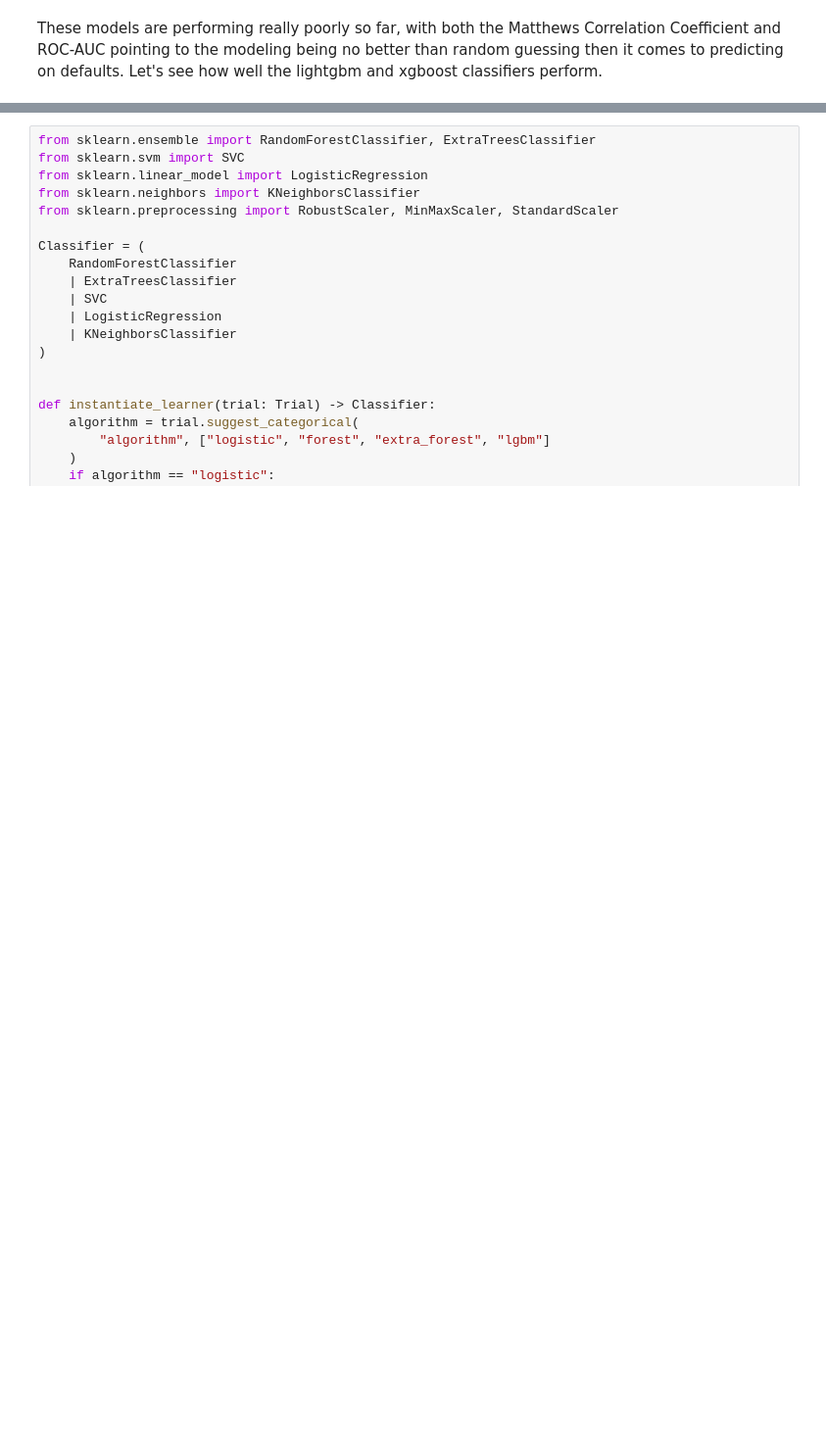
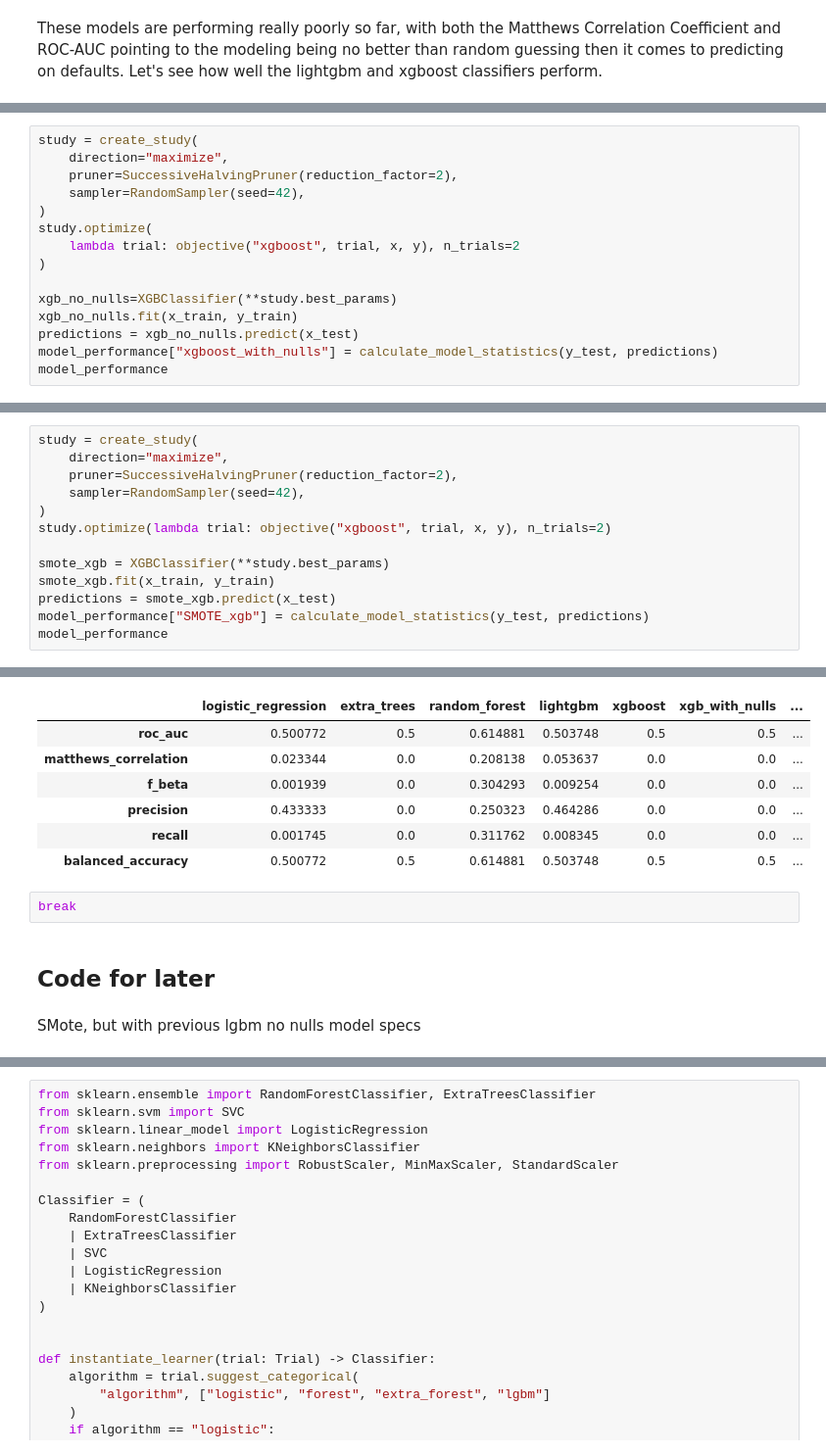
Before and after one commit to lrobin42/Home_Credit_Default_Prediction, a Jupyter notebook: modeling_2.ipynb, the cells around one changed output, grey strips where cells are left out. Shown: that part at 98% size. Cells and saved outputs as stored; diff of their text form; blank space fills up the shorter version.

```diff
--- a/modeling_2.ipynb
+++ b/modeling_2.ipynb
@@ -995,0 +1155,15 @@ model_performance
+# %%
+study = create_study(
+    direction="maximize",
+    pruner=SuccessiveHalvingPruner(reduction_factor=2),
+    sampler=RandomSampler(seed=42),
+)
+study.optimize(
+    lambda trial: objective("xgboost", trial, x, y), n_trials=2
+)
+
+xgb_no_nulls=XGBClassifier(**study.best_params)
+xgb_no_nulls.fit(x_train, y_train)
+predictions = xgb_no_nulls.predict(x_test)
+model_performance["xgboost_with_nulls"] = calculate_model_statistics(y_test, predictions)
+model_performance
@@ -995,0 +1248,14 @@ model_performance
+# %%
+study = create_study(
+    direction="maximize",
+    pruner=SuccessiveHalvingPruner(reduction_factor=2),
+    sampler=RandomSampler(seed=42),
+)
+study.optimize(lambda trial: objective("xgboost", trial, x, y), n_trials=2)
+
+smote_xgb = XGBClassifier(**study.best_params)
+smote_xgb.fit(x_train, y_train)
+predictions = smote_xgb.predict(x_test)
+model_performance["SMOTE_xgb"] = calculate_model_statistics(y_test, predictions)
+model_performance
+# %% [output]
@@ -995,0 +1279,13 @@ model_performance
+|  | logistic_regression | extra_trees | random_forest | lightgbm | xgboost | xgb_with_nulls | ... |
+| roc_auc | 0.500772 | 0.5 | 0.614881 | 0.503748 | 0.5 | 0.5 | ... |
+| matthews_correlation | 0.023344 | 0.0 | 0.208138 | 0.053637 | 0.0 | 0.0 | ... |
+| f_beta | 0.001939 | 0.0 | 0.304293 | 0.009254 | 0.0 | 0.0 | ... |
+| precision | 0.433333 | 0.0 | 0.250323 | 0.464286 | 0.0 | 0.0 | ... |
+| recall | 0.001745 | 0.0 | 0.311762 | 0.008345 | 0.0 | 0.0 | ... |
+| balanced_accuracy | 0.500772 | 0.5 | 0.614881 | 0.503748 | 0.5 | 0.5 | ... |
+# %%
+break
+# %% [markdown]
+## Code for later
+# %% [markdown]
+SMote, but with previous lgbm no nulls model specs
```
Also changed, not shown: parts of 26 cells of this notebook.
